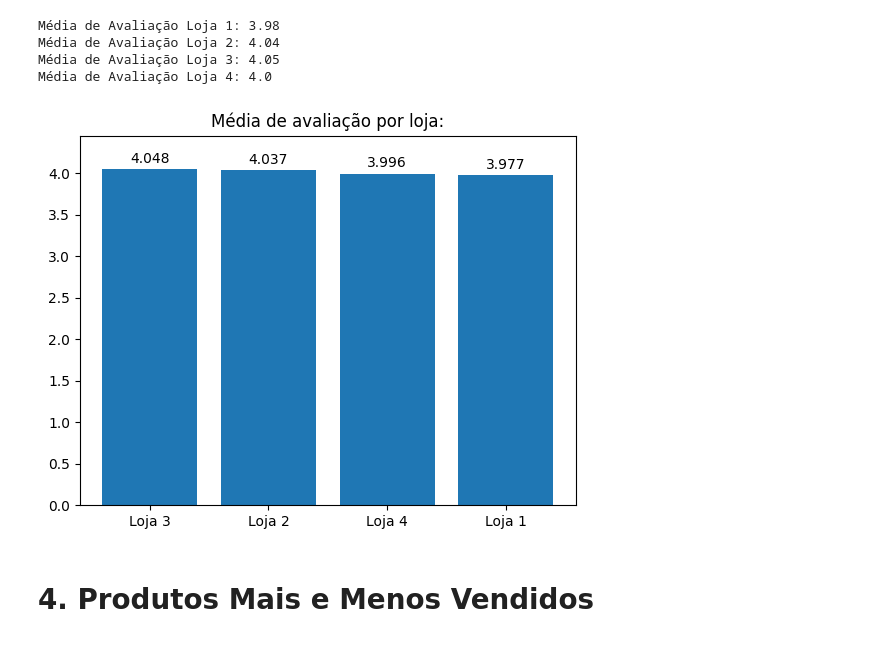
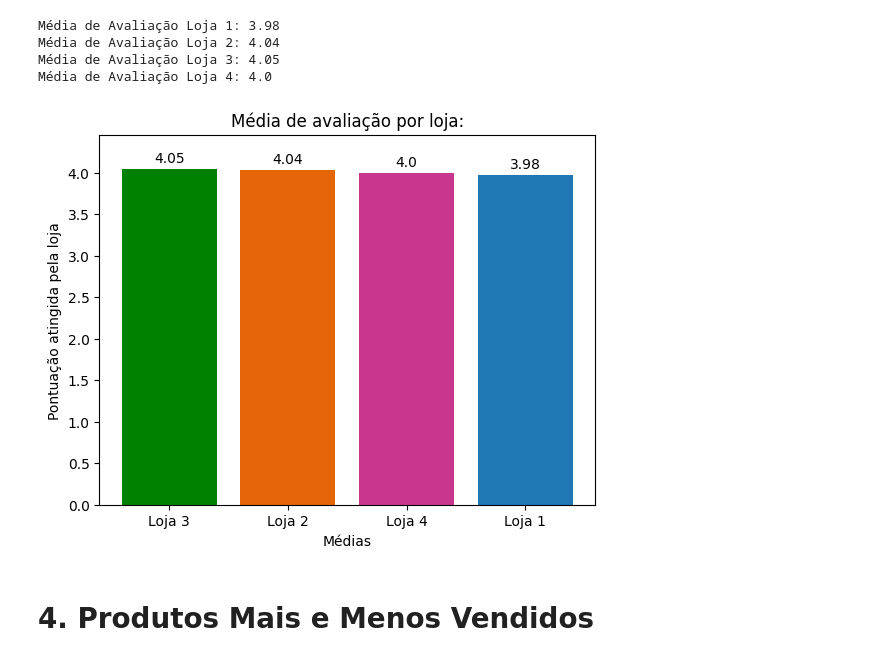
Before and after one commit to Megalonnix/ChallengeAluraStore, a Jupyter notebook: AluraStoreBr.ipynb, the cells around one changed output. Saved outputs shown, nothing was run; the diff lists cells and outputs as text; code cells hidden in the pictures.

```diff
--- a/AluraStoreBr.ipynb
+++ b/AluraStoreBr.ipynb
@@ -411,38 +411,47 @@ valores = [
     getMediaAvlLoja(3),
     getMediaAvlLoja(4)
 ]
 
+cores_lojas = [
+    '#1f77b4',
+    '#e56608',
+    'green',
+    '#c9368e'
+]
+
 # Ordenando lojas com maior média:
-array_lojas = list(zip(categorias,valores))
+array_lojas = list(zip(categorias,valores, cores_lojas))
 
 lista_ordenada = sorted(
     array_lojas,
     key=lambda idxArray: idxArray[1],
     reverse=True)
 
 categorias_ordenadas = [lista_ordenada[i][0] for i in range(len(lista_ordenada))]
 valores_ordenados = [lista_ordenada[i][1] for i in range(len(lista_ordenada))]
-
+cores_ordenadas = [lista_ordenada[i][2] for i in range(len(lista_ordenada))]
 
 # Montando Gráfico:
 plt.title('Média de avaliação por loja:')
 plt.bar(
     categorias_ordenadas,
-    valores_ordenados)
+    valores_ordenados, color=cores_ordenadas)
 
 for i, vlr in enumerate(valores_ordenados):
   plt.text(
       i,
       vlr + vlr/100,
-      str(round(vlr, 3)),
+      str(round(vlr, 2)),
       ha='center',
       va='bottom',
       fontsize=10)
 
+plt.ylabel('Pontuação atingida pela loja')
+plt.xlabel('Médias')
 plt.ylim(0, max(valores_ordenados) * 1.1) # Ajustei o limite do meu eixo Y
 plt.show()                                # para acomodar a etiqueta acima das barrinhas.
 # %% [output]
-[figure, old version]
+[figure, new version]
 # %% [markdown]
 # 4. Produtos Mais e Menos Vendidos
 # %% [markdown]
```
